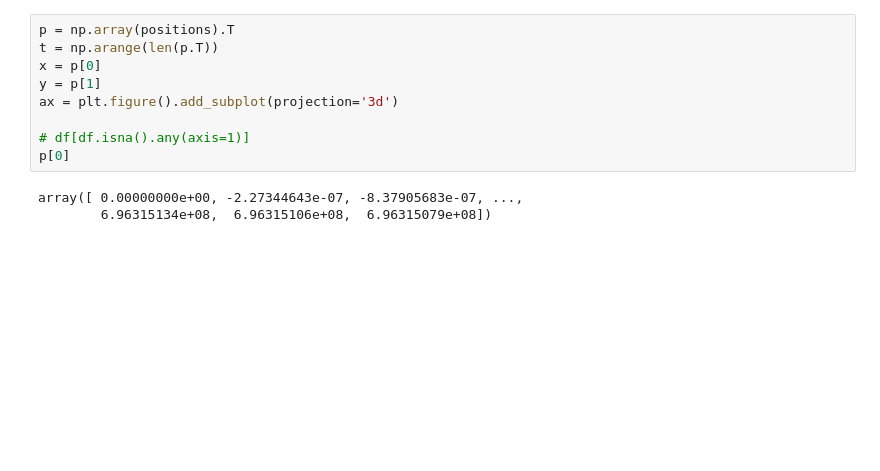
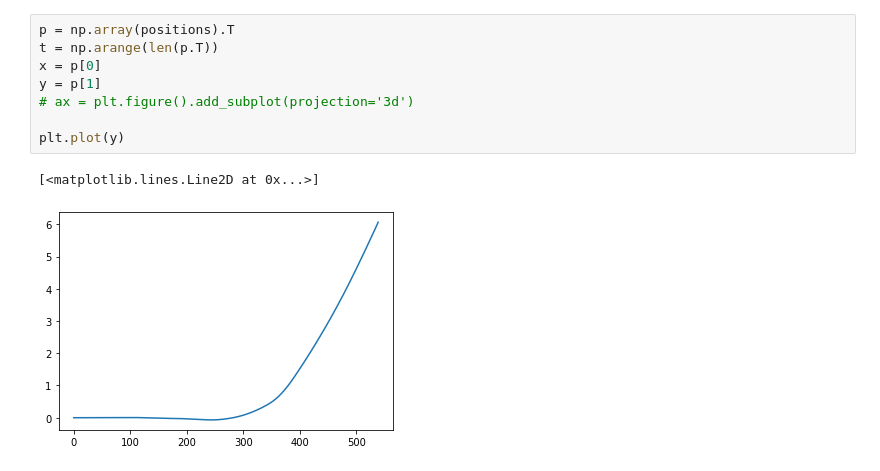
Before and after one commit to smithandrewk/trajectory, a Jupyter notebook: main.ipynb, the cells around one changed output. Saved outputs shown, nothing was run; the diff lists cells and outputs as text; blank space fills up the shorter version.

```diff
--- a/main.ipynb
+++ b/main.ipynb
@@ -58,12 +77,11 @@ for i,_ in enumerate(time):
 # %%
 p = np.array(positions).T
 t = np.arange(len(p.T))
 x = p[0]
 y = p[1]
-ax = plt.figure().add_subplot(projection='3d')
+# ax = plt.figure().add_subplot(projection='3d')
 
-# df[df.isna().any(axis=1)]
-p[0]
+plt.plot(y)
 # %% [output]
-array([ 0.00000000e+00, -2.27344643e-07, -8.37905683e-07, ...,
-        6.96315134e+08,  6.96315106e+08,  6.96315079e+08])
+[<matplotlib.lines.Line2D at 0x...>]
+[figure, added]
```
Also changed, not shown: parts of 2 cells of this notebook, 6 other files.
